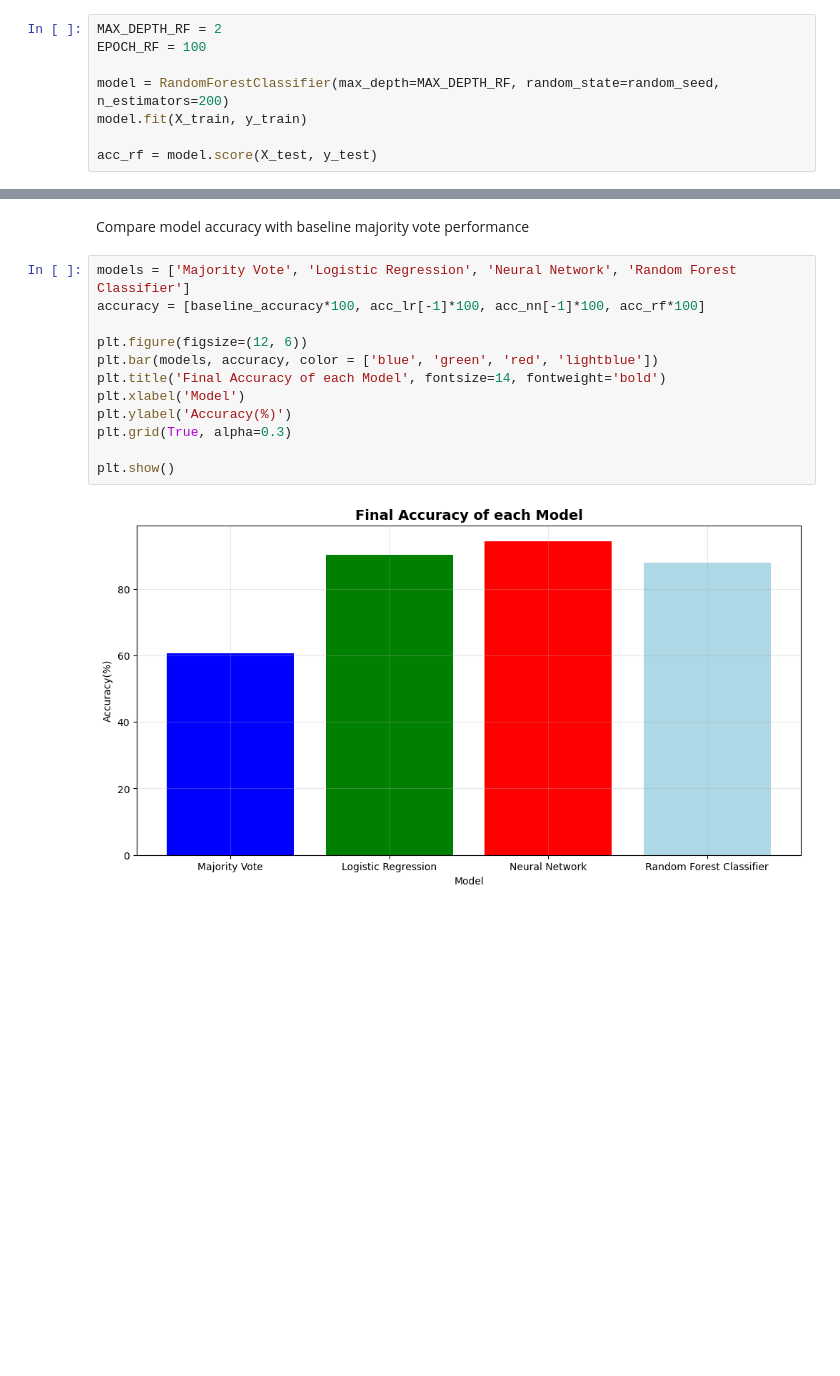
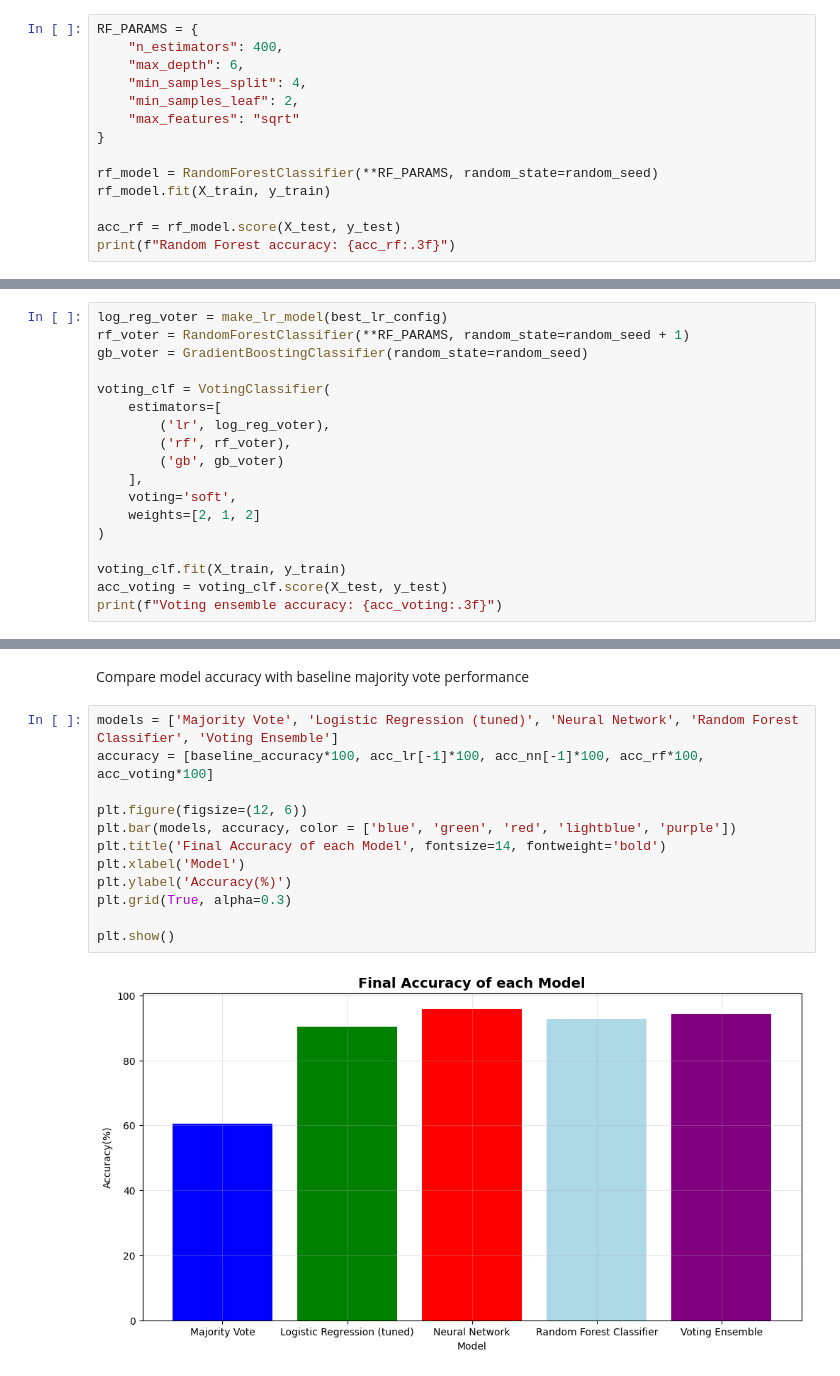
Before and after one commit to mayyan531/Spambase, a Jupyter notebook: spambase.ipynb, the cells around one changed output, grey strips where cells are left out. Saved outputs shown, nothing was run; the diff lists cells and outputs as text; blank space fills up the shorter version.

Commit message:
Update spambase notebook with model training tweaks

```diff
--- a/spambase.ipynb
+++ b/spambase.ipynb
@@ -234,10 +292,16 @@ plt.show()
 # %% [markdown]
 Train random forest classifier model
 # %%
-MAX_DEPTH_RF = 2
-EPOCH_RF = 100
+RF_PARAMS = {
+    "n_estimators": 400,
+    "max_depth": 6,
+    "min_samples_split": 4,
+    "min_samples_leaf": 2,
+    "max_features": "sqrt"
+}
 
-model = RandomForestClassifier(max_depth=MAX_DEPTH_RF, random_state=random_seed, n_estimators=200)
-model.fit(X_train, y_train)
+rf_model = RandomForestClassifier(**RF_PARAMS, random_state=random_seed)
+rf_model.fit(X_train, y_train)
 
-acc_rf = model.score(X_test, y_test)
+acc_rf = rf_model.score(X_test, y_test)
+print(f"Random Forest accuracy: {acc_rf:.3f}")
@@ -243,0 +310,18 @@ acc_rf = model.score(X_test, y_test)
+# %%
+log_reg_voter = make_lr_model(best_lr_config)
+rf_voter = RandomForestClassifier(**RF_PARAMS, random_state=random_seed + 1)
+gb_voter = GradientBoostingClassifier(random_state=random_seed)
+
+voting_clf = VotingClassifier(
+    estimators=[
+        ('lr', log_reg_voter),
+        ('rf', rf_voter),
+        ('gb', gb_voter)
+    ],
+    voting='soft',
+    weights=[2, 1, 2]
+)
+
+voting_clf.fit(X_train, y_train)
+acc_voting = voting_clf.score(X_test, y_test)
+print(f"Voting ensemble accuracy: {acc_voting:.3f}")
@@ -244,16 +330,16 @@ acc_rf = model.score(X_test, y_test)
 # %% [markdown]
 Compare model accuracy with baseline majority vote performance
 # %%
-models = ['Majority Vote', 'Logistic Regression', 'Neural Network', 'Random Forest Classifier']
-accuracy = [baseline_accuracy*100, acc_lr[-1]*100, acc_nn[-1]*100, acc_rf*100]
+models = ['Majority Vote', 'Logistic Regression (tuned)', 'Neural Network', 'Random Forest Classifier', 'Voting Ensemble']
+accuracy = [baseline_accuracy*100, acc_lr[-1]*100, acc_nn[-1]*100, acc_rf*100, acc_voting*100]
 
 plt.figure(figsize=(12, 6))
-plt.bar(models, accuracy, color = ['blue', 'green', 'red', 'lightblue'])
+plt.bar(models, accuracy, color = ['blue', 'green', 'red', 'lightblue', 'purple'])
 plt.title('Final Accuracy of each Model', fontsize=14, fontweight='bold')
 plt.xlabel('Model')
 plt.ylabel('Accuracy(%)')
 plt.grid(True, alpha=0.3)
 
 plt.show()
 # %% [output]
-[figure, old version]
+[figure, new version]
```
Also changed, not shown: parts of 8 cells of this notebook.
